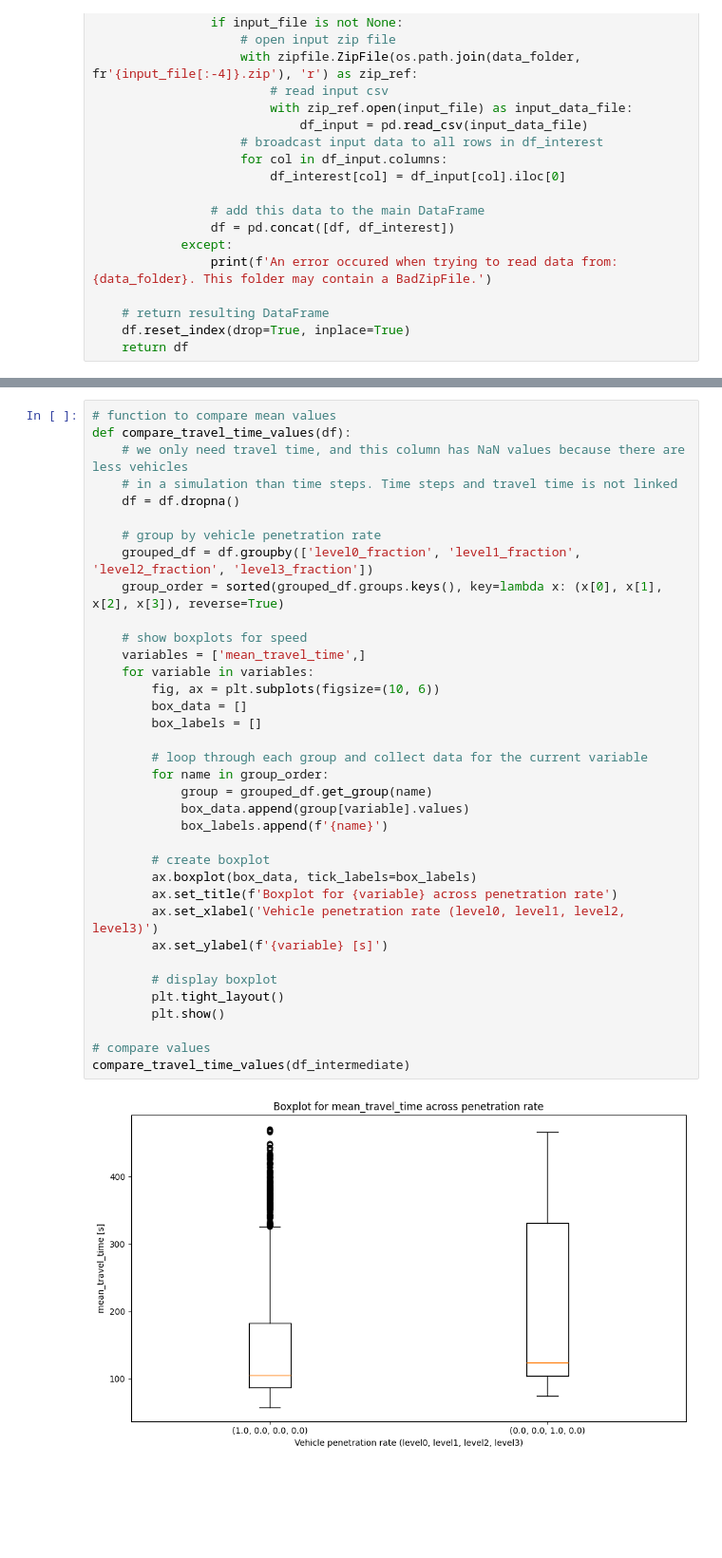
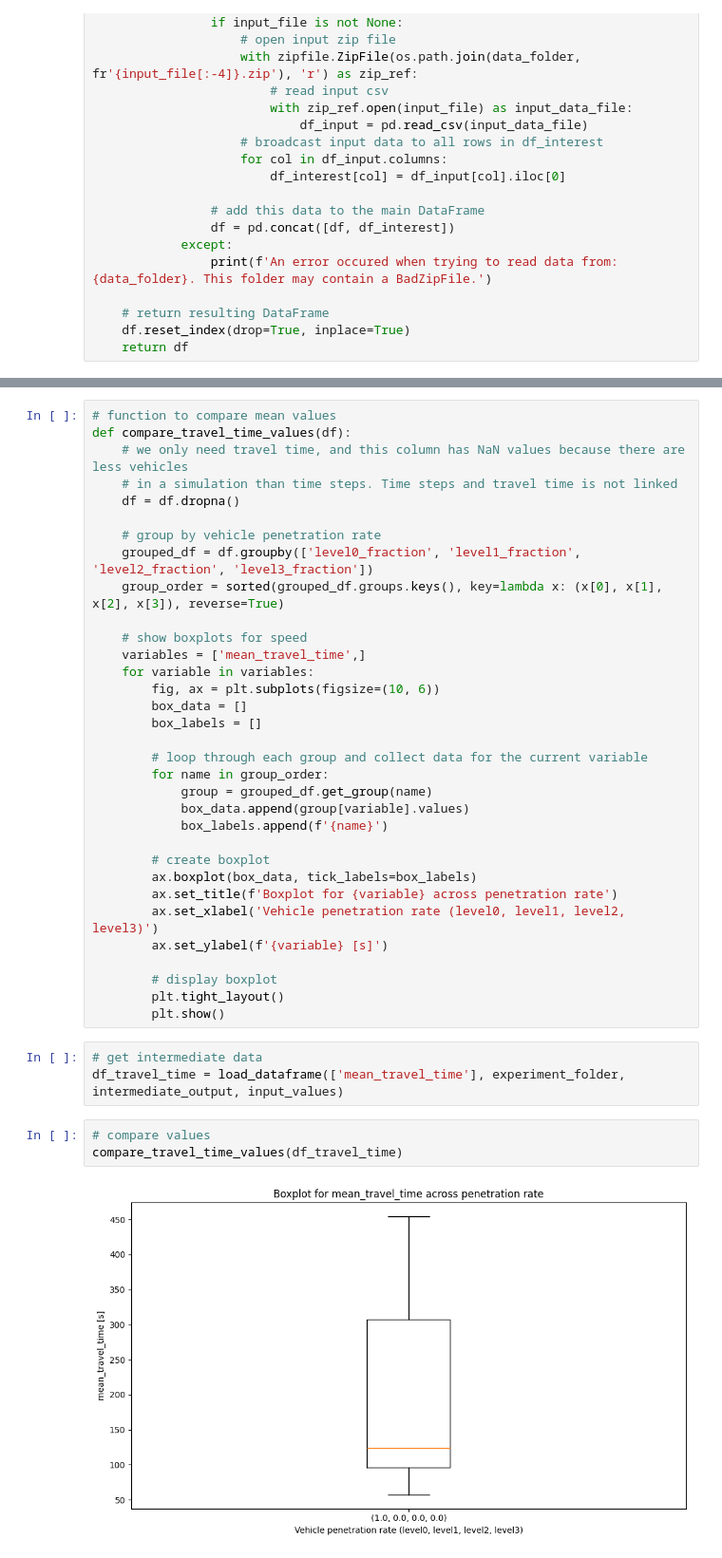
Before and after one commit to J-Poland/GraduationOTS, a Jupyter notebook: thesis_experiments/notebooks/analyse_results_v1.ipynb, the cells around one changed output, grey strips where cells are left out. Shown at 95% size. Saved outputs shown, nothing was run; the diff lists cells and outputs as text; blank space fills up the shorter version.

```diff
--- a/thesis_experiments/notebooks/analyse_results_v1.ipynb
+++ b/thesis_experiments/notebooks/analyse_results_v1.ipynb
@@ -227,9 +211,12 @@ def compare_travel_time_values(df):
         # display boxplot
         plt.tight_layout()
         plt.show()
-
-# compare values
-compare_travel_time_values(df_intermediate)
-# %% [output]
-[figure, removed]
+# %%
+# get intermediate data
+df_travel_time = load_dataframe(['mean_travel_time'], experiment_folder, intermediate_output, input_values)
+# %%
+# compare values
+compare_travel_time_values(df_travel_time)
+# %% [output]
+[figure, added]
 # %% [markdown]
```
Also changed, not shown: parts of 18 cells of this notebook, 1 other file.
